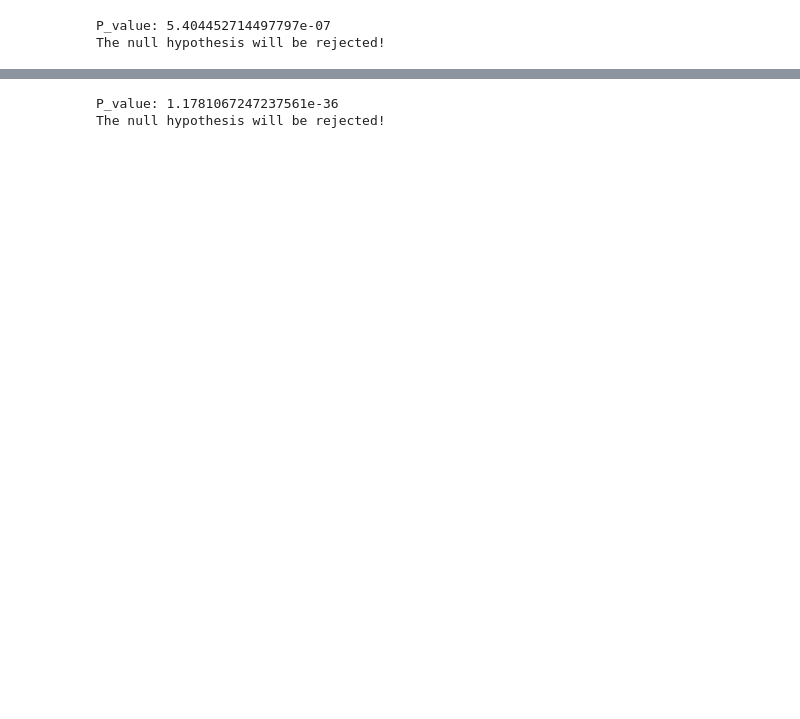
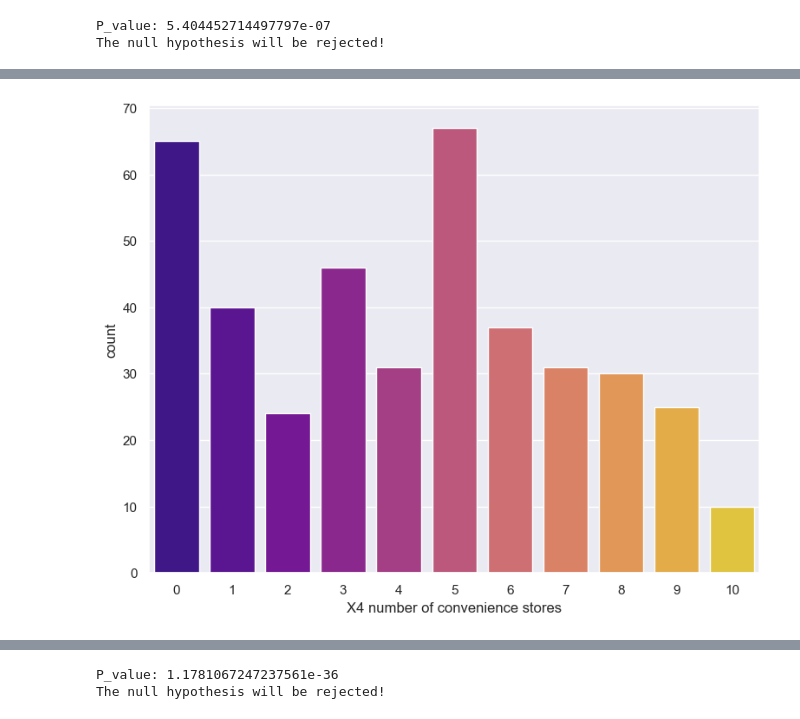
Before and after one commit to pooyanosk1382/ML, a Jupyter notebook: Assignment1/Real State/realState.ipynb, the cells around one changed output, grey strips where cells are left out. Saved outputs shown, nothing was run; the diff lists cells and outputs as text; code cells hidden in the pictures; blank space fills up the shorter version.

```diff
--- a/Assignment1/Real State/realState.ipynb
+++ b/Assignment1/Real State/realState.ipynb
@@ -326,0 +359,9 @@ $\alpha = 0.05$
+# %%
+old_house = file[file['X2 house age'] >= 16.1]
+new_house = file[file['X2 house age'] < 16.1]
+old_house['Dataset'] = 'O'
+new_house['Dataset'] = 'N'
+merged_df = pd.concat([old_house, new_house])
+plt.subplots(figsize=(10, 8))
+sns.set(style="darkgrid")
+sns.boxplot(x='Dataset', y='Y house price of unit area', data=merged_df);
@@ -342,0 +410,6 @@ The null hypothesis will be rejected!
+# %%
+plt.figure(figsize=(20, 7))
+plt.subplot(121), sns.countplot(x='X4 number of convenience stores', data=file, palette='plasma')
+plt.show()
+# %% [output]
+[figure, added]
```
Also changed, not shown: parts of 55 cells of this notebook.
